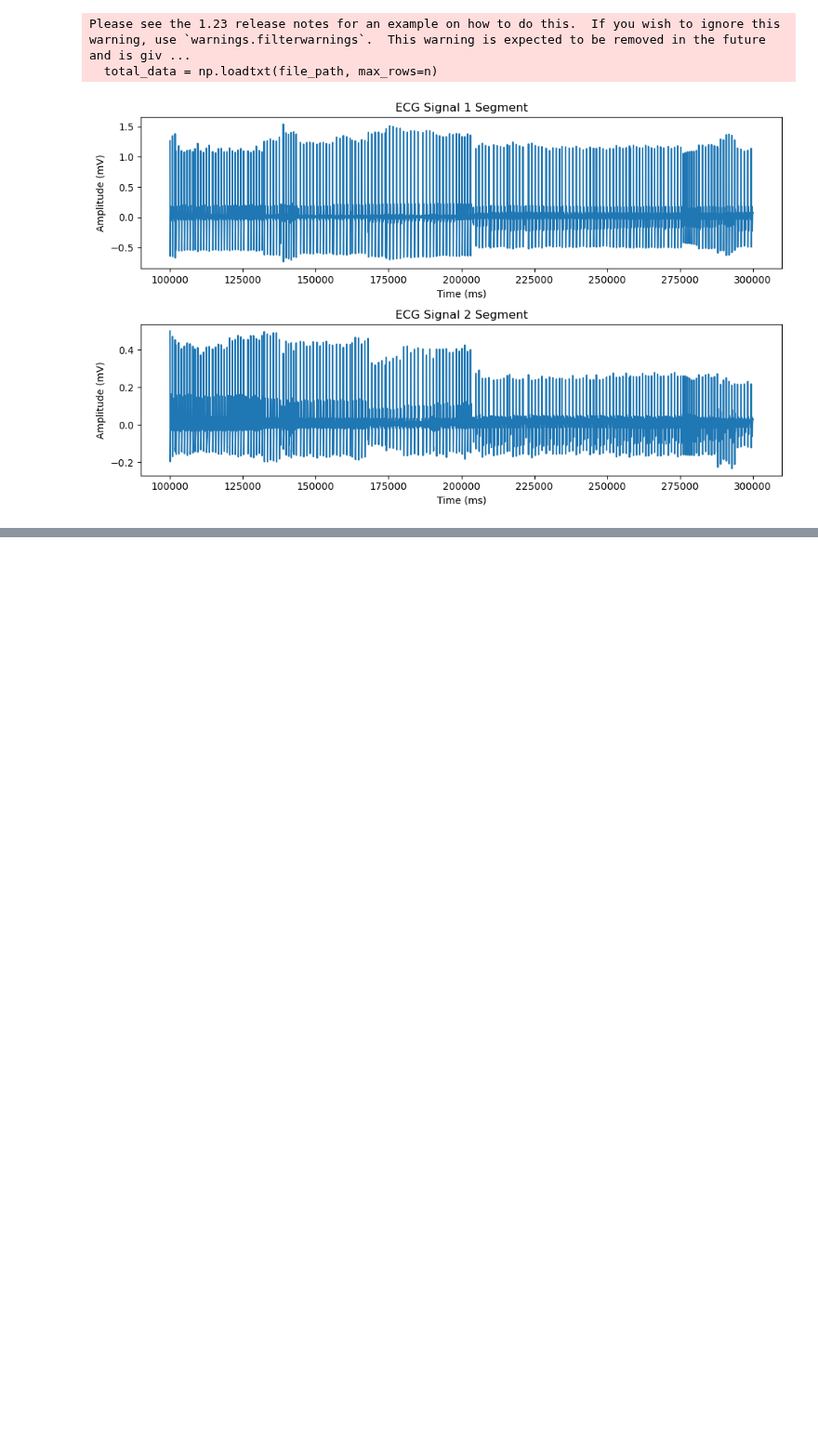
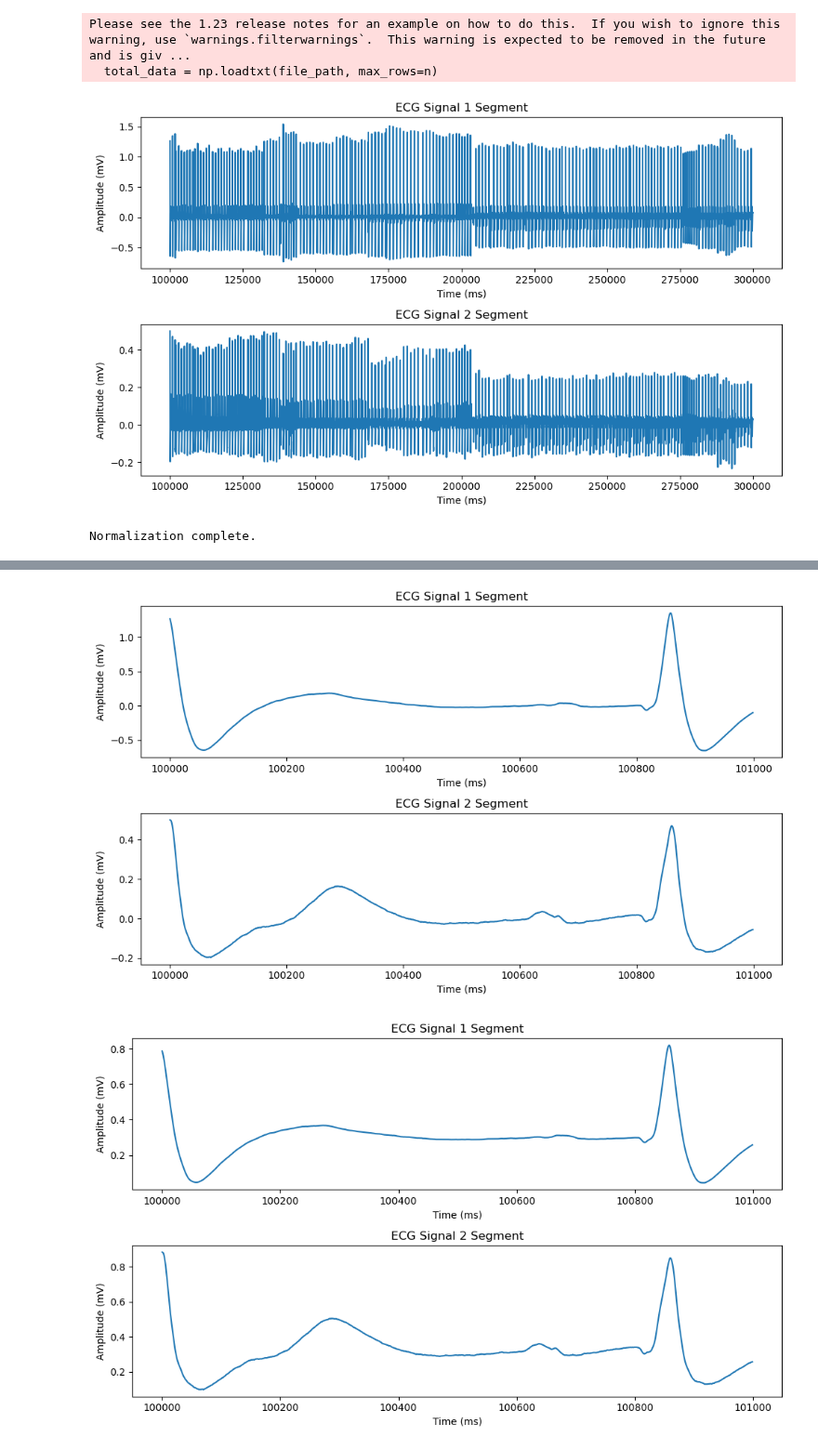
Before and after one commit to ng-anhhtuann/ecg-stroke-prediction, a Jupyter notebook: elderly-stroke/ecg.ipynb, the cells around one changed output, grey strips where cells are left out. Shown at 93% size. Saved outputs shown, nothing was run; the diff lists cells and outputs as text; code cells hidden in the pictures; blank space fills up the shorter version.

Commit message:
[ng-anhhtuann] Normalize data

```diff
--- a/elderly-stroke/ecg.ipynb
+++ b/elderly-stroke/ecg.ipynb
@@ -12,6 +12,7 @@ import warnings
 
 FOLDER_PATH = '24h-emgcg/'
 FOLDER_SAMPLE = '24h-ecg-sample/'
+FOLDER_NORMALIZE = '24h-ecg-normalized/'
 PHYSIONET_PATH = 'cves/1.0.0/data/24h-electromyography'
 PHYSIONET_DIR = 'cves'
 # %%
@@ -420,3 +468,44 @@ Please see the 1.23 release notes for an example on how to do this.  If you wish
 Please see the 1.23 release notes for an example on how to do this.  If you wish to ignore this warning, use `warnings.filterwarnings`.  This warning is expected to be removed in the future and is giv ...
   total_data = np.loadtxt(file_path, max_rows=n)
 [figure]
+# %%
+# NORMALIZED DATA AFTER SAMPLING
+
+source_directory = FOLDER_SAMPLE # Replace with your actual path
+destination_directory = FOLDER_NORMALIZE
+
+# Create the destination directory if it does not exist
+if not os.path.exists(destination_directory):
+    os.makedirs(destination_directory)
+
+# Function to normalize a signal using MinMaxScaler
+def min_max_normalize(signal):
+    x_min = np.min(signal)
+    x_max = np.max(signal)
+    # Avoid division by zero if x_min == x_max
+    return (signal - x_min) / (x_max - x_min) if x_max != x_min else np.zeros_like(signal)
+
+# Process each .p_signal file in the directory
+for filename in os.listdir(source_directory):
+    if filename.endswith('.txt') and 'p_signal' in filename:
+        source_file_path = os.path.join(source_directory, filename)
+        destination_file_path = os.path.join(destination_directory, filename.replace('p_signal', 'normalized'))
+
+        # Read the data from the file, assuming two columns of data
+        data = np.loadtxt(source_file_path)
+
+        # Normalize each channel separately
+        normalized_data = np.array([min_max_normalize(channel) for channel in data.T]).T
+
+        # Write the normalized data to a new file in the destination directory
+        np.savetxt(destination_file_path, normalized_data, delimiter='\t', fmt='%.6f')
+
+print("Normalization complete.")
+# %% [output]
+Normalization complete.
+# %%
+# CHECK DATA BY PLOT SIGNAL
+
+plot_ecg_signal('s0402-08010704', FOLDER_SAMPLE, 101000, 100000)
+plot_ecg_normalize('s0402-08010704', FOLDER_NORMALIZE, 101000, 100000)
+# %% [output]
@@ -422,0 +514,2 @@ Please see the 1.23 release notes for an example on how to do this.  If you wish
+[figure, added]
+[figure, added]
```
Also changed, not shown: parts of 7 cells of this notebook.
